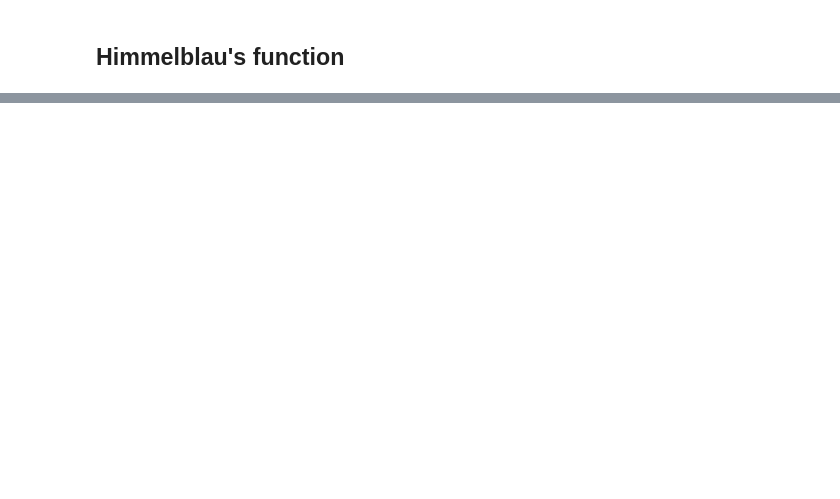
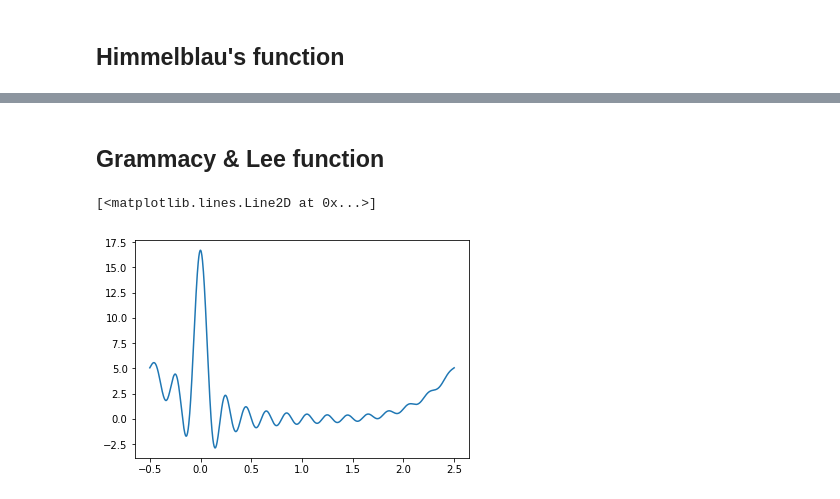
Before and after one commit to yannikbehr/nsampling, a Jupyter notebook: examples/ns.ipynb, the cells around one changed output, grey strips where cells are left out. Cells and saved outputs as stored; diff of their text form; code cells hidden in the pictures; blank space fills up the shorter version.

```diff
--- a/examples/ns.ipynb
+++ b/examples/ns.ipynb
@@ -85,0 +118,9 @@ rs = ns_hb.explore([x_ns, y_ns], 100, 10000, Himmelblau, 20, 0.2)
+# %% [markdown]
+## Grammacy & Lee function
+# %%
+x = np.linspace(-0.5, 2.5, 1000)
+y = np.sin(10.*np.pi*x)/(2*x) + (x -1)**4
+plt.plot(x,y)
+# %% [output]
+[<matplotlib.lines.Line2D at 0x...>]
+[figure, added]
```
Also changed, not shown: parts of 13 cells of this notebook, 5 other files.
